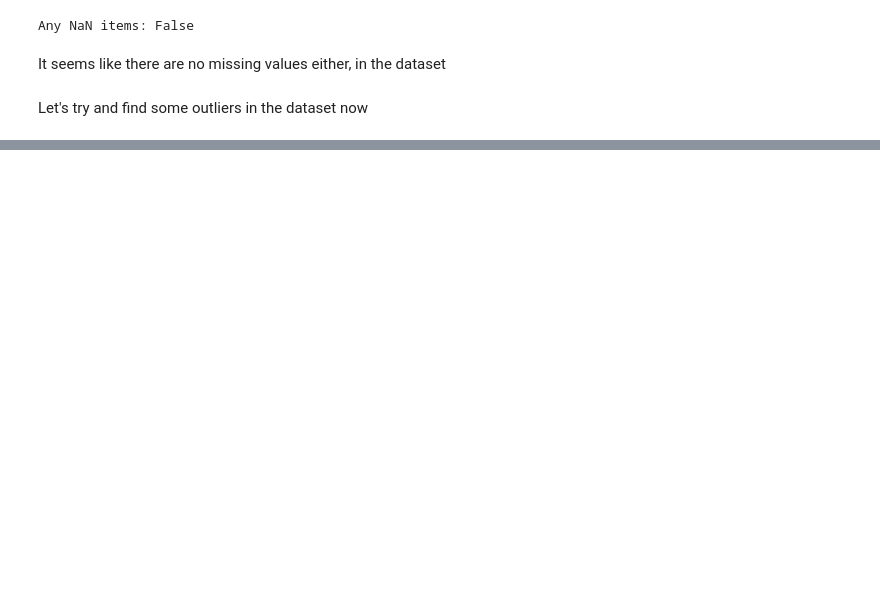
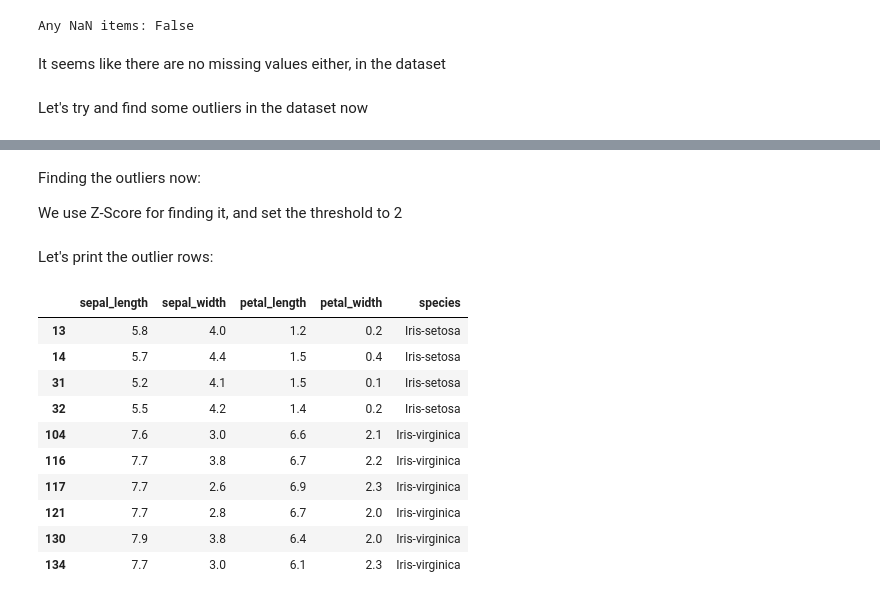
Before and after one commit to Lunchb0ne/CO327-ML, a Jupyter notebook: experiment2.ipynb, the cells around one changed output, grey strips where cells are left out. Saved outputs shown, nothing was run; the diff lists cells and outputs as text; code cells hidden in the pictures; blank space fills up the shorter version.

```diff
--- a/experiment2.ipynb
+++ b/experiment2.ipynb
@@ -66,3 +70,9 @@ Any NaN items: False
 It seems like there are no missing values either, in the dataset
 # %% [markdown]
 Let's try and find some outliers in the dataset now
+# %%
+# let's find the mean for each row
+
+for col in iris_set.columns[:-1]:
+    print("\n{} column has the mean {:.4f}".format(col, iris_set[col].mean()))
+    print("{} column has the std  {:.4f}".format(col, iris_set[col].std()))
@@ -68,0 +91,33 @@ Let's try and find some outliers in the dataset now
+# %% [markdown]
+Finding the outliers now:
+
+We use Z-Score for finding it, and set the threshold to 2
+# %%
+threshold = 2
+outlier = set()
+
+for col in iris_set.columns[:-1]:
+    row = 0
+    std = iris_set[col].std()
+    mean = iris_set[col].mean()
+    for i in iris_set[col]:
+        z = (i-mean)/std
+        if z > threshold:
+            outlier.add(row)
+        row+=1
+# %% [markdown]
+Let's print the outlier rows:
+# %%
+iris_set[iris_set.index.isin(outlier)]
+# %% [output]
+|  | sepal_length | sepal_width | petal_length | petal_width | species |
+| 13 | 5.8 | 4.0 | 1.2 | 0.2 | Iris-setosa |
+| 14 | 5.7 | 4.4 | 1.5 | 0.4 | Iris-setosa |
+| 31 | 5.2 | 4.1 | 1.5 | 0.1 | Iris-setosa |
+| 32 | 5.5 | 4.2 | 1.4 | 0.2 | Iris-setosa |
+| 104 | 7.6 | 3.0 | 6.6 | 2.1 | Iris-virginica |
+| 116 | 7.7 | 3.8 | 6.7 | 2.2 | Iris-virginica |
+| 117 | 7.7 | 2.6 | 6.9 | 2.3 | Iris-virginica |
+| 121 | 7.7 | 2.8 | 6.7 | 2.0 | Iris-virginica |
+| 130 | 7.9 | 3.8 | 6.4 | 2.0 | Iris-virginica |
+| 134 | 7.7 | 3.0 | 6.1 | 2.3 | Iris-virginica |
```
Also changed, not shown: parts of 2 cells of this notebook, 2 other files.
